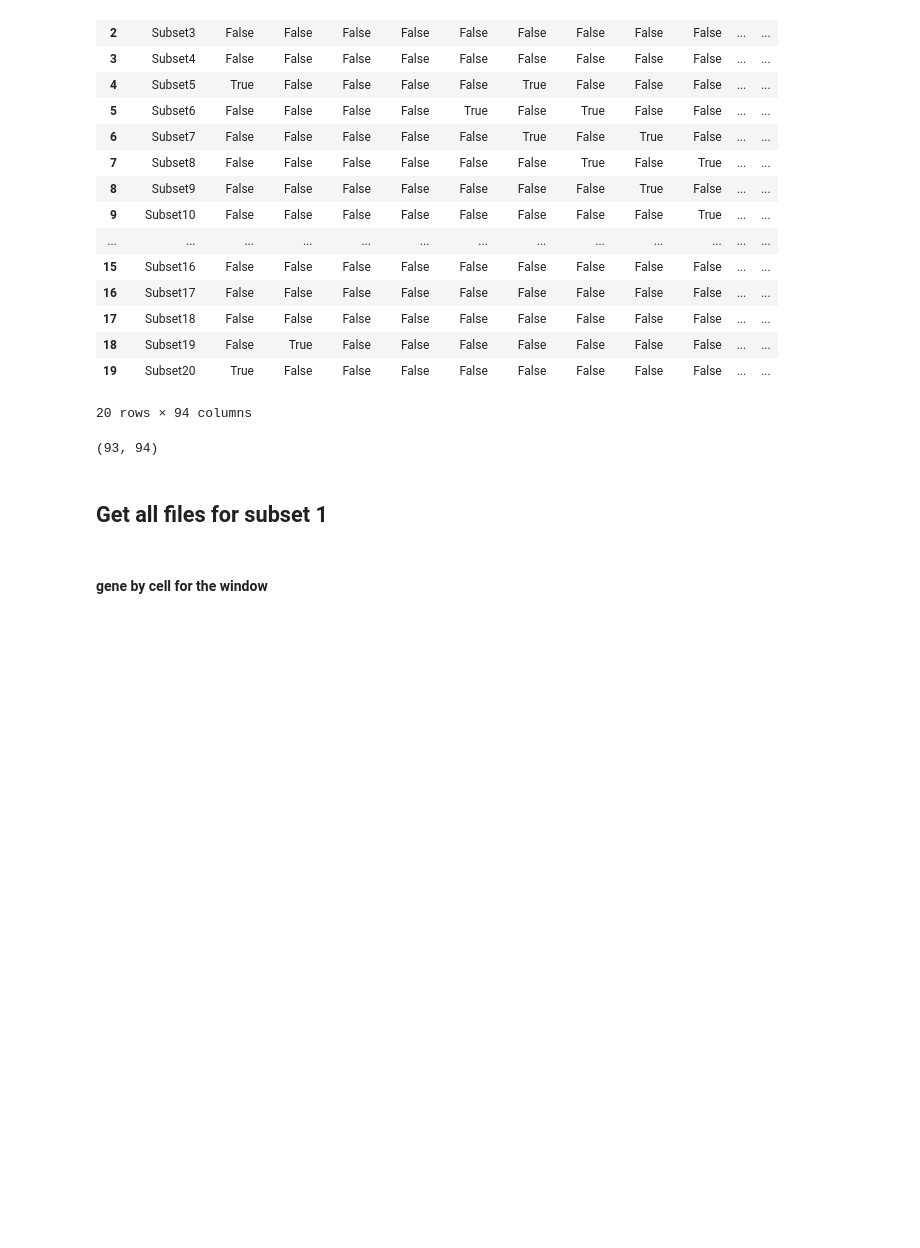
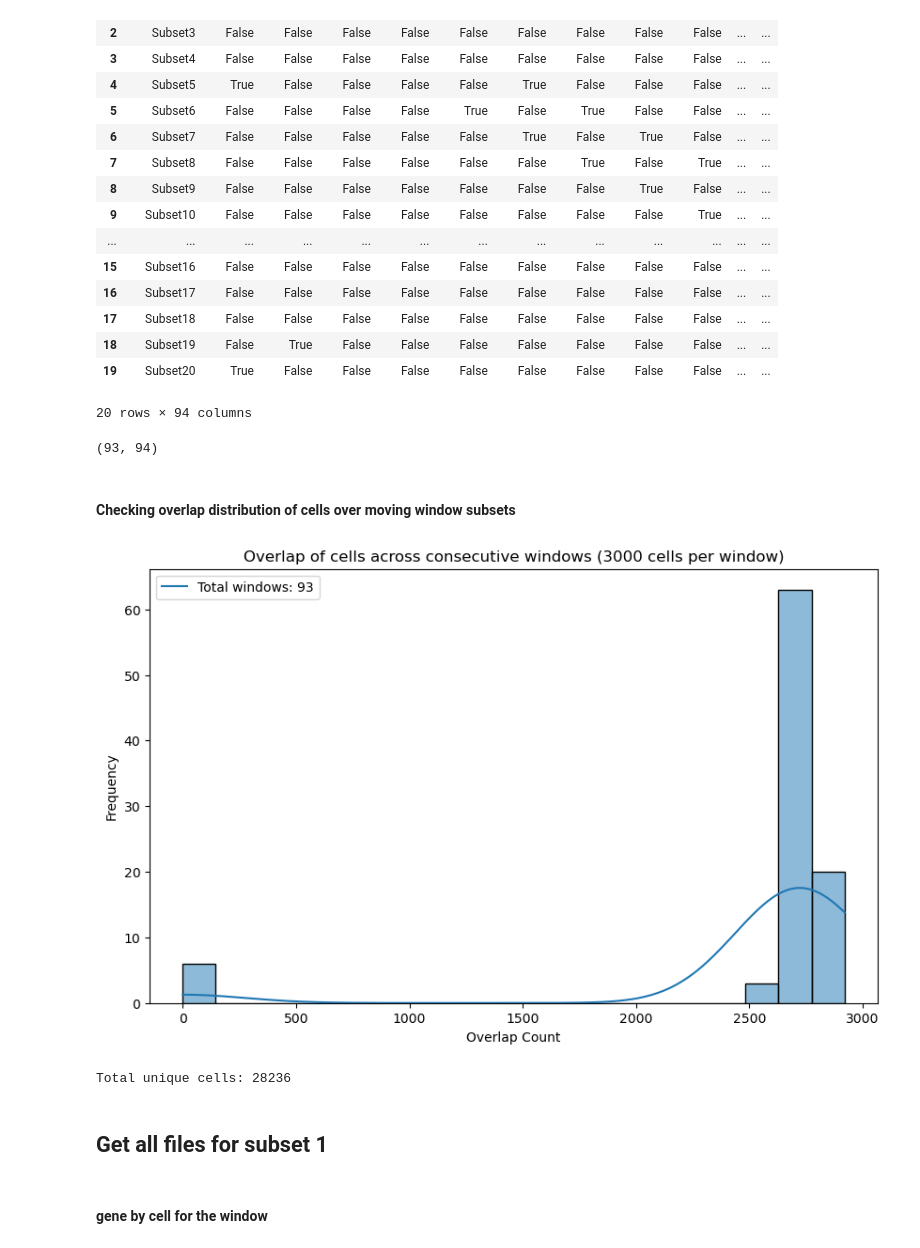
Before and after one commit to akanksha-sachan/B_Cell_States, a Jupyter notebook: multiome_dictys/py_scripts/data_prep_and_checks.ipynb, the cells around one changed output. Drawn from its saved outputs; the diff is of its cells as text; code cells hidden in the pictures; blank space fills up the shorter version.

```diff
--- a/multiome_dictys/py_scripts/data_prep_and_checks.ipynb
+++ b/multiome_dictys/py_scripts/data_prep_and_checks.ipynb
@@ -848,6 +848,72 @@ print(subset_edges.shape)
 | 19 | Subset20 | True | False | False | False | False | False | False | False | False | ... | ... |
 20 rows × 94 columns
 (93, 94)
+# %% [markdown]
+#### Checking overlap distribution of cells over moving window subsets
+# %%
+import matplotlib.pyplot as plt
+import seaborn as sns
+import os
+
+def plot_overlap_distribution(subset_cells, subset_name):
+    # Initialize an empty list to store the overlap counts
+    overlap_counts = []
+
+    # Iterate over the subsets to calculate the overlap
+    for i in range(len(subset_cells) - 1):
+        # Calculate the overlap between two consecutive subsets
+        overlap = len(subset_cells[i].intersection(subset_cells[i + 1]))
+        overlap_counts.append(overlap)
+
+    # Plot the distribution of the overlap counts
+    plt.figure(figsize=(10, 6))
+    sns.histplot(overlap_counts, bins=20, kde=True)
+    plt.title(f"Overlap of cells across consecutive windows (3000 cells per window)")
+    #plt legend showinf total number of subsets
+    plt.legend([f"Total windows: {len(subset_cells)}"])
+    plt.xlabel("Overlap Count")
+    plt.ylabel("Frequency")
+    plt.show()
+
+def get_subset_cells(subset_dir):
+    # Initialize an empty list to store the cell barcodes for each subset
+    subset_cells = []
+
+    # Iterate over the subset directories
+    for subset_num in range(1, 94):
+        # Get the path to the names_rna.txt file for the subset
+        names_rna_file = os.path.join(subset_dir, f"Subset{subset_num}", "names_rna.txt")
+
+        # Read the cell barcodes from the names_rna.txt file and store them in a set
+        with open(names_rna_file, "r") as f:
+            cell_barcodes = {line.strip() for line in f}
+
+        # Append the set of cell barcodes to the subset_cells list
+        subset_cells.append(cell_barcodes)
+
+    return subset_cells
+
+def get_total_unique_cells(subset_cells):
+    # Initialize an empty set to store the total unique cells
+    total_unique_cells = set()
+
+    # Iterate over the subsets to calculate the total unique cells
+    for subset in subset_cells:
+        total_unique_cells = total_unique_cells.union(subset)
+
+    return len(total_unique_cells)
+
+# get the subset cells
+subset_dir = "/ocean/projects/cis240075p/asachan/datasets/B_Cell/multiome_1st_donor_UPMC_aggr/dictys_outs/tmp_dynamic"
+subset_cells = get_subset_cells(subset_dir)
+# plot the overlap distribution
+plot_overlap_distribution(subset_cells, "Dynamic")
+# get the total unique cells
+total_unique_cells = get_total_unique_cells(subset_cells)
+print(f"Total unique cells: {total_unique_cells}")
+# %% [output]
+[figure, added]
+Total unique cells: 28236
 # %% [markdown]
 ## Get all files for subset 1
 # %% [markdown]
```
Also changed, not shown: parts of 17 cells of this notebook, 1 other file.
